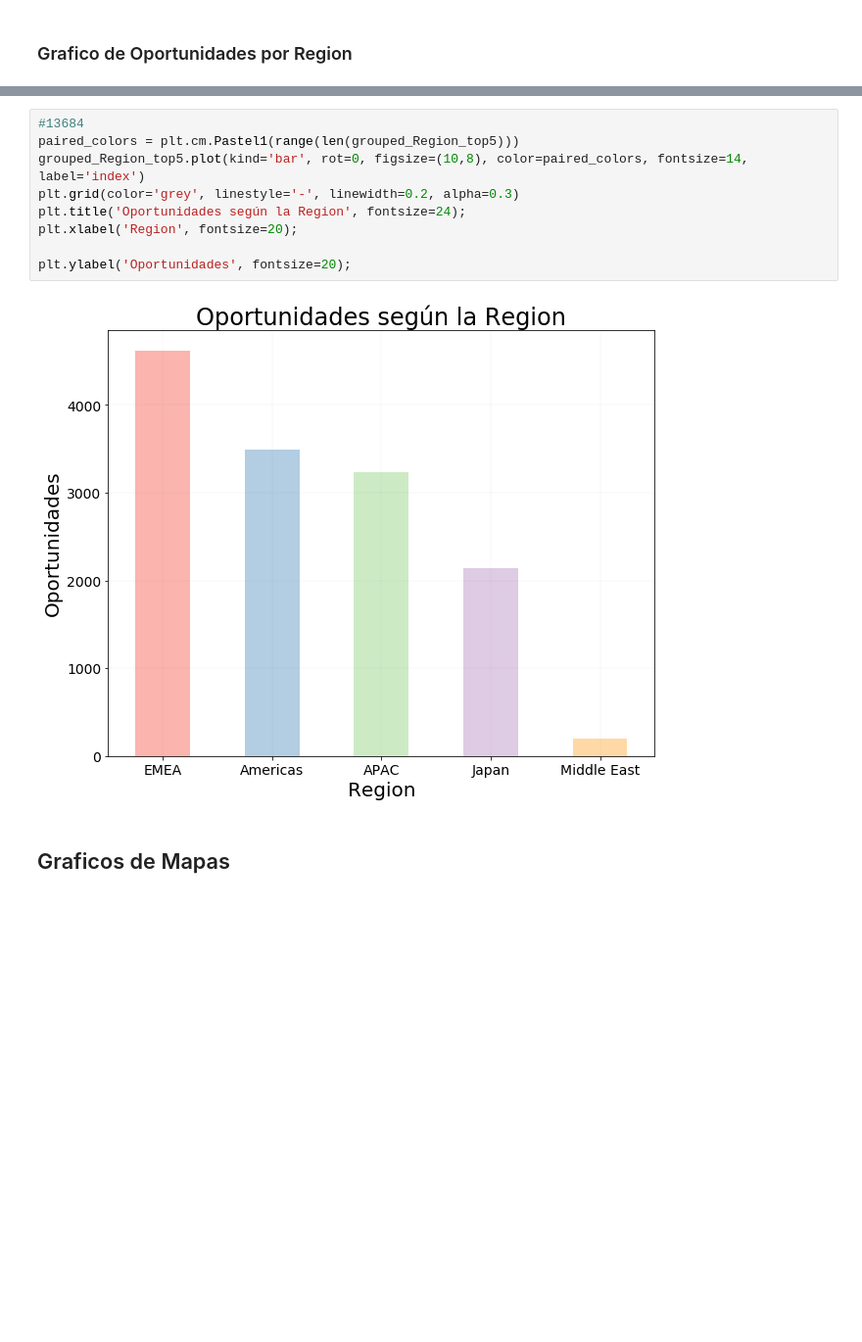
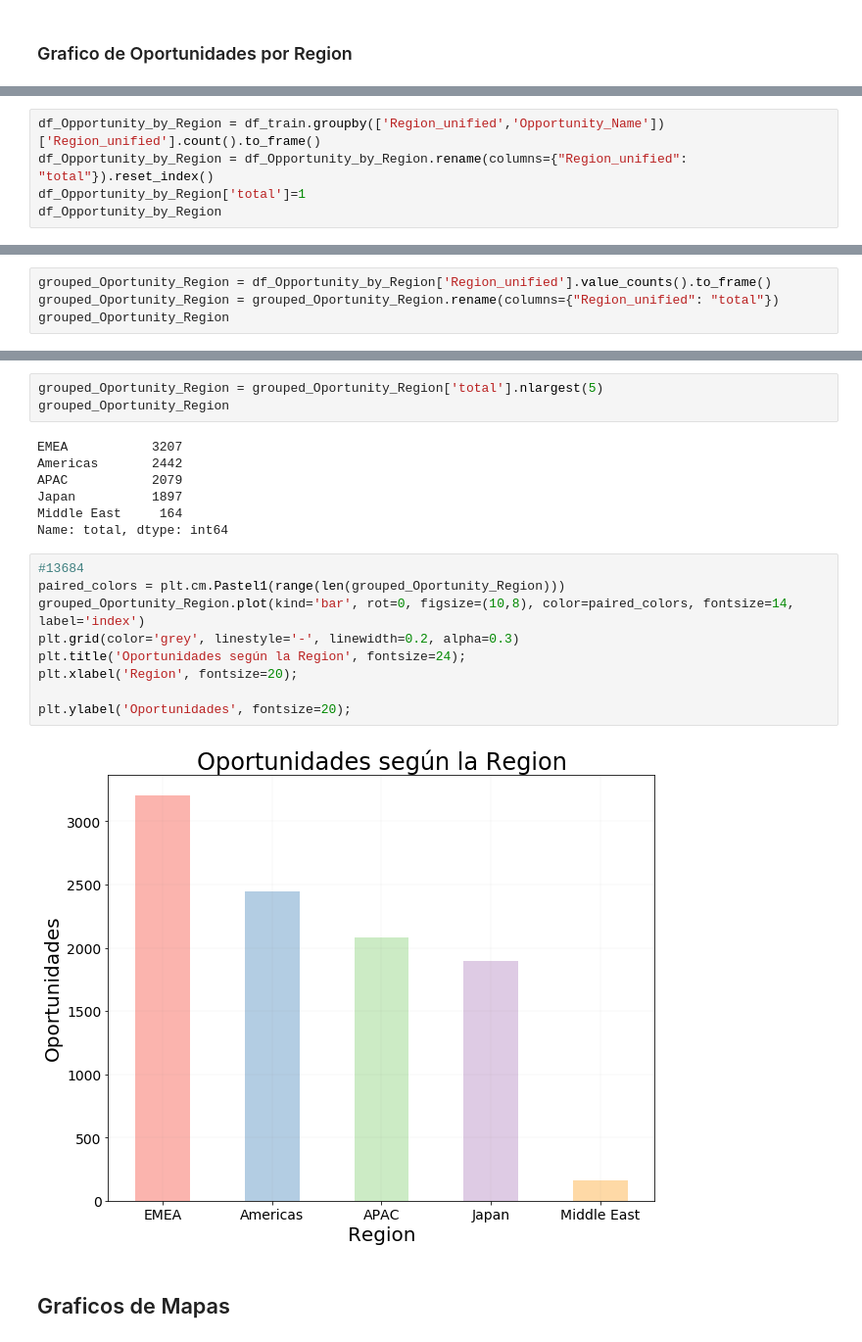
Before and after one commit to faristegui/tpdatos-2c-2020, a Jupyter notebook: tp1-cesar.ipynb, the cells around one changed output, grey strips where cells are left out. Shown at 98% size. Saved outputs shown, nothing was run; the diff lists cells and outputs as text; blank space fills up the shorter version.

Commit message:
Se genera Mat. Correlacio n y correcciones
Se corrigio el grafico de mapa de oportunidades por region

```diff
--- a/tp1-cesar.ipynb
+++ b/tp1-cesar.ipynb
@@ -1158,0 +1194,5 @@ Name: total, dtype: int64
+# %%
+df_Opportunity_by_Region = df_train.groupby(['Region_unified','Opportunity_Name'])['Region_unified'].count().to_frame()
+df_Opportunity_by_Region = df_Opportunity_by_Region.rename(columns={"Region_unified": "total"}).reset_index()
+df_Opportunity_by_Region['total']=1
+df_Opportunity_by_Region
@@ -1158,0 +1218,4 @@ Name: total, dtype: int64
+# %%
+grouped_Oportunity_Region = df_Opportunity_by_Region['Region_unified'].value_counts().to_frame()
+grouped_Oportunity_Region = grouped_Oportunity_Region.rename(columns={"Region_unified": "total"})
+grouped_Oportunity_Region
@@ -1159,14 +1229,24 @@ Name: total, dtype: int64
+# %%
+grouped_Oportunity_Region = grouped_Oportunity_Region['total'].nlargest(5)
+grouped_Oportunity_Region
+# %% [output]
+EMEA           3207
+Americas       2442
+APAC           2079
+Japan          1897
+Middle East     164
+Name: total, dtype: int64
 # %%
 #13684
-paired_colors = plt.cm.Pastel1(range(len(grouped_Region_top5)))
-grouped_Region_top5.plot(kind='bar', rot=0, figsize=(10,8), color=paired_colors, fontsize=14, label='index')
+paired_colors = plt.cm.Pastel1(range(len(grouped_Oportunity_Region)))
+grouped_Oportunity_Region.plot(kind='bar', rot=0, figsize=(10,8), color=paired_colors, fontsize=14, label='index')
 plt.grid(color='grey', linestyle='-', linewidth=0.2, alpha=0.3)
 plt.title('Oportunidades según la Region', fontsize=24);
 plt.xlabel('Region', fontsize=20);
 
 plt.ylabel('Oportunidades', fontsize=20);
 # %% [output]
-[figure, old version]
+[figure, new version]
 # %% [markdown]
 ## Graficos de Mapas
 # %% [markdown]
```
Also changed, not shown: parts of 31 cells of this notebook.
